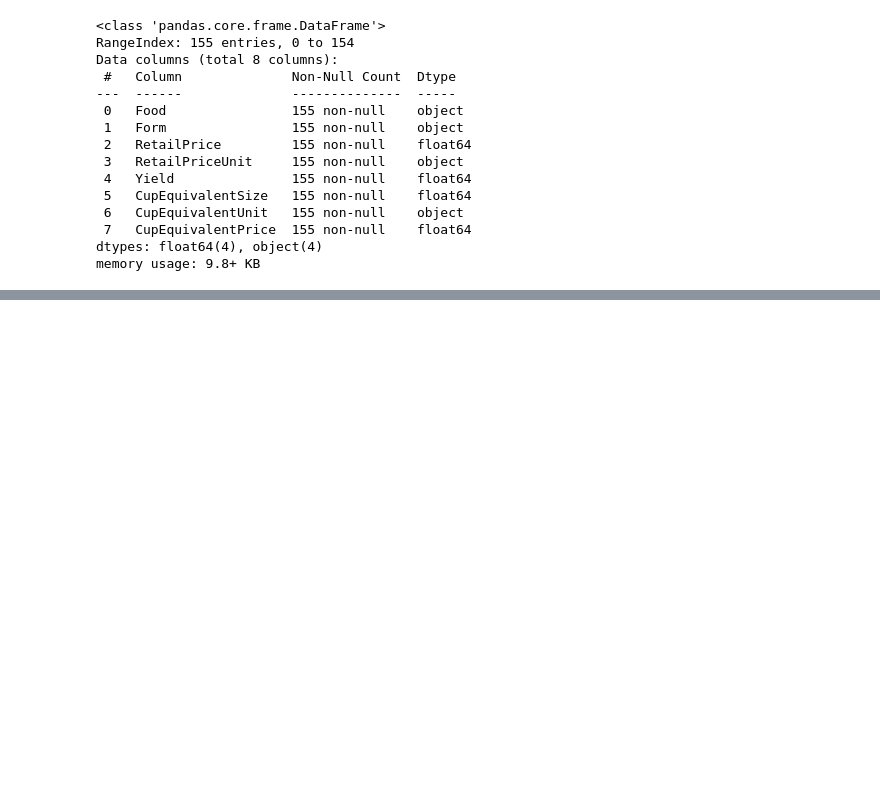
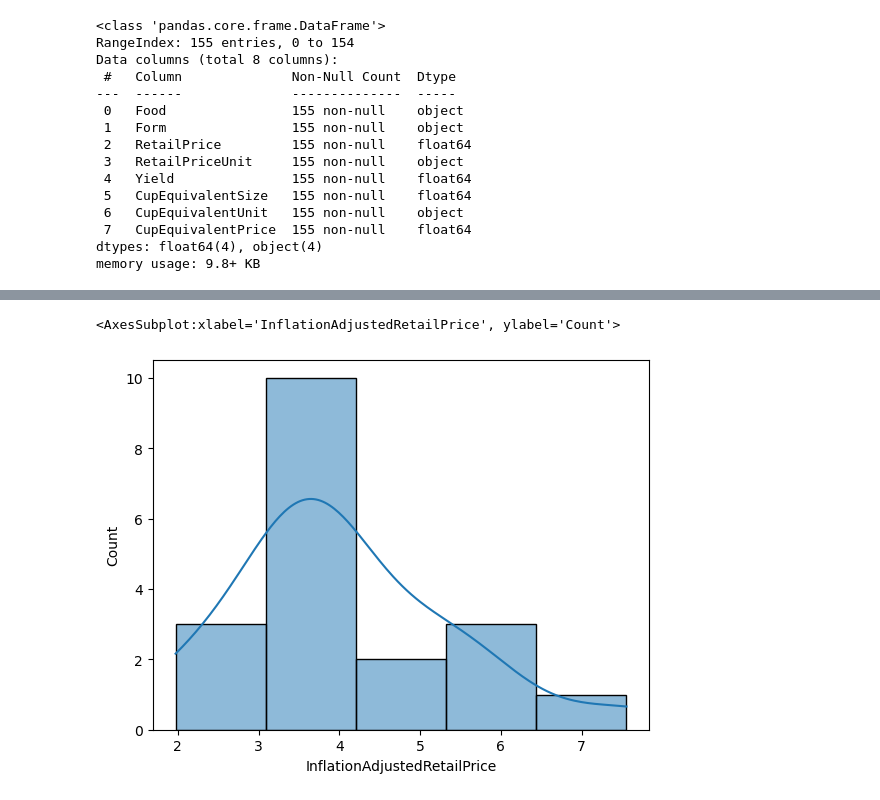
Before and after one commit to ameenfh/DataScience1, a Jupyter notebook: Final Project/FinalProject.ipynb, the cells around one changed output, grey strips where cells are left out. Cells and saved outputs as stored; diff of their text form; code cells hidden in the pictures; blank space fills up the shorter version.

```diff
--- a/Final Project/FinalProject.ipynb
+++ b/Final Project/FinalProject.ipynb
@@ -91,0 +85,11 @@ memory usage: 1.6+ KB
+# %%
+priceList = []
+
+for h in range(19):
+    nominalPrice = float(df2.iloc[h, 1])
+    realPrice = nominalPrice * 1.32
+    priceList.append(realPrice)
+
+df2["InflationAdjustedRetailPrice"] = priceList
+snack = df2
+snack.head(10)
@@ -168,0 +209,5 @@ memory usage: 9.8+ KB
+# %%
+sns.histplot(x = snack["InflationAdjustedRetailPrice"], bins = 5, kde = True)
+# %% [output]
+<AxesSubplot:xlabel='InflationAdjustedRetailPrice', ylabel='Count'>
+[figure, added]
```
Also changed, not shown: parts of 12 cells of this notebook, 1 other file.
